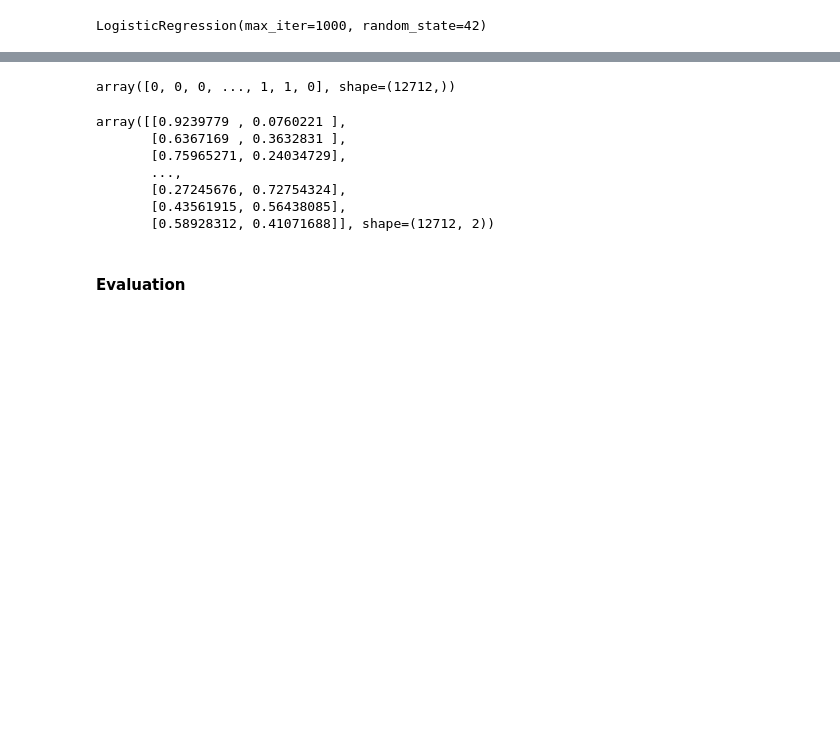
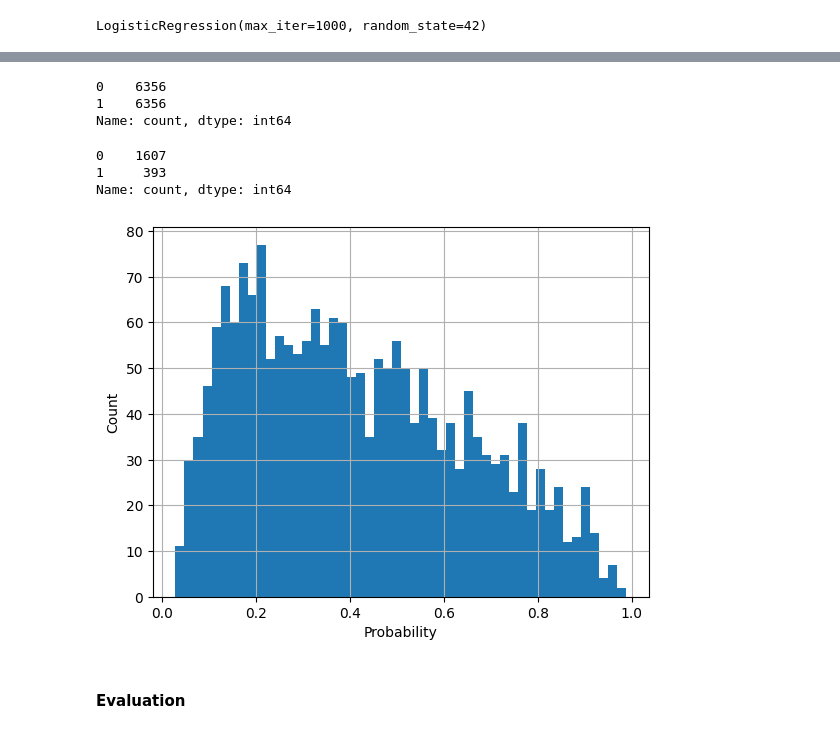
Before and after one commit to p-sahas/customer-churn-prediction-ml-pipeline, a Jupyter notebook: 5_threshold_optimization.ipynb, the cells around one changed output, grey strips where cells are left out. Drawn from its saved outputs; the diff is of its cells as text; code cells hidden in the pictures; blank space fills up the shorter version.

```diff
--- a/5_threshold_optimization.ipynb
+++ b/5_threshold_optimization.ipynb
@@ -64,18 +59,26 @@ Y_hat_test = model_lr.predict(X_test)
 Y_proba_train = model_lr.predict_proba(X_train)
 Y_proba_test = model_lr.predict_proba(X_test)
-# %%
-Y_hat_train
-# %% [output]
-array([0, 0, 0, ..., 1, 1, 0], shape=(12712,))
-# %%
-Y_proba_train
-# %% [output]
-array([[0.9239779 , 0.0760221 ],
-       [0.6367169 , 0.3632831 ],
-       [0.75965271, 0.24034729],
-       ...,
-       [0.27245676, 0.72754324],
-       [0.43561915, 0.56438085],
-       [0.58928312, 0.41071688]], shape=(12712, 2))
+# %%
+pd.Series(Y_train).value_counts()
+# %% [output]
+0    6356
+1    6356
+Name: count, dtype: int64
+# %%
+pd.Series(Y_test).value_counts()
+# %% [output]
+0    1607
+1     393
+Name: count, dtype: int64
+# %%
+Y_lr_test =  Y_proba_test[:, 1]
+
+plt.hist(Y_lr_test, bins=50)
+plt.xlabel('Probability')
+plt.ylabel('Count')
+plt.grid(True)
+plt.show()
+# %% [output]
+[figure, added]
 # %% [markdown]
 #### Evaluation
```
Also changed, not shown: parts of 7 cells of this notebook.
